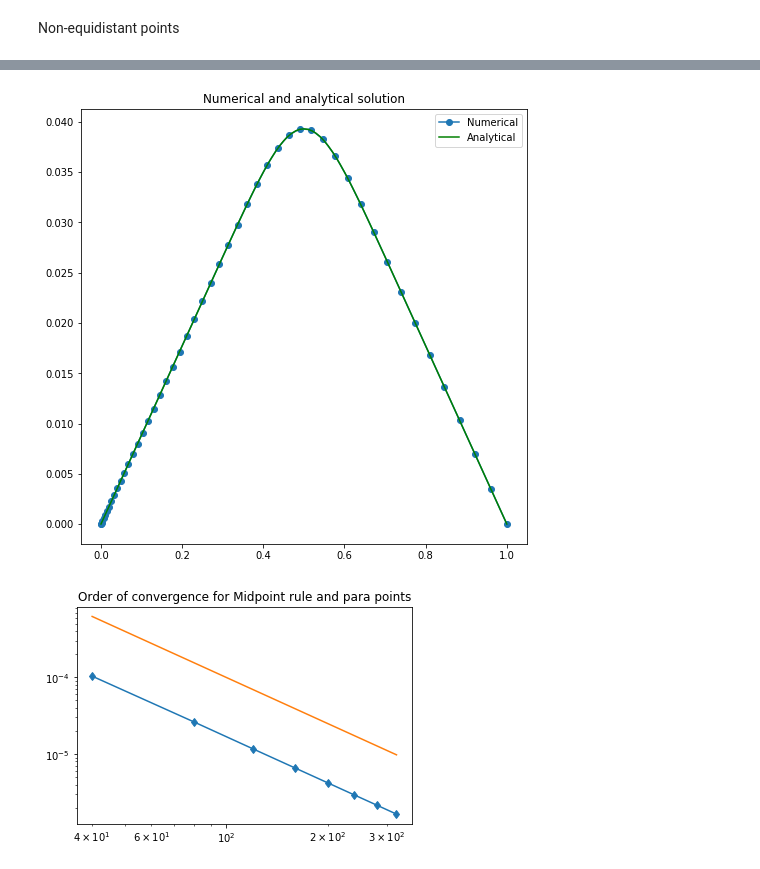
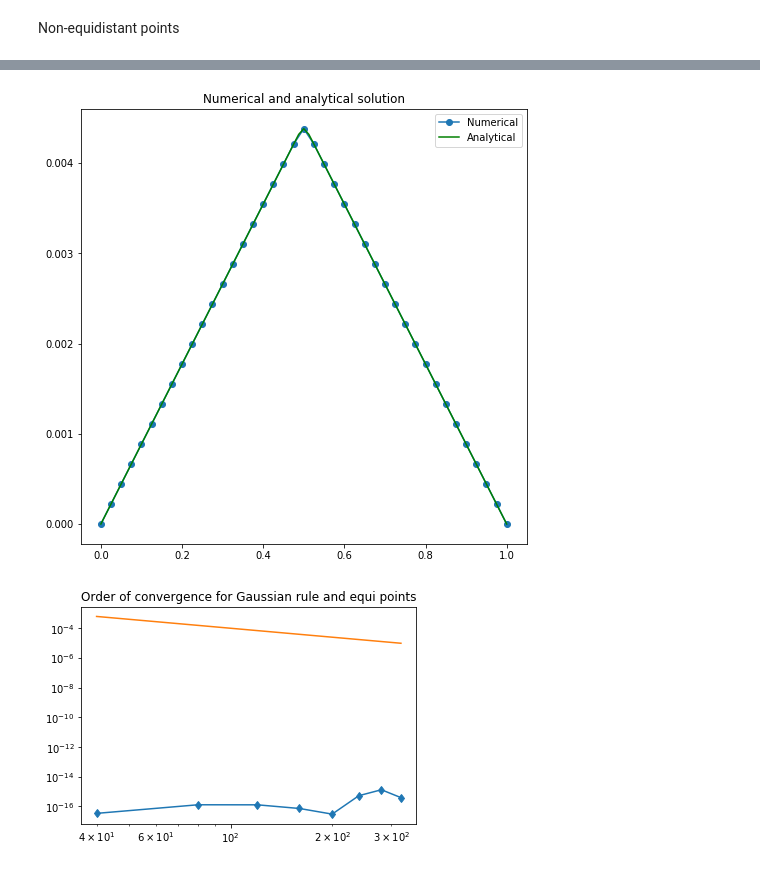
Before and after one commit to fdrmrc/HigherNumericalMathematicsPS, a Jupyter notebook: Sheet6/FEM_Poisson.ipynb, the cells around one changed output, grey strips where cells are left out. Cells and saved outputs as stored; diff of their text form; code cells hidden in the pictures.

Commit message:
fixed adaptive grid refinement

```diff
--- a/Sheet6/FEM_Poisson.ipynb
+++ b/Sheet6/FEM_Poisson.ipynb
@@ -56,11 +56,11 @@ def load_vector(M,rhs,x,quadrature):
         b=rhs(x[1:-1])
     return b
 
-#### Choose rhs
-rhs = rhs4
-####
+######### CHOOSE RHS #########
+rhs = rhs2
+###########################
 
-M = 100
+M = 50
 h = 1/M
 x = np.linspace(0,1,M+1)
 A = -np.diag(np.ones(M-2),-1) + 2*np.diag(np.ones(M-1)) - np.diag(np.ones(M-2),+1)
@@ -114,12 +110,25 @@ print(u_int - uex(x[1:-1],rhs))
 # %% [markdown]
 Non-equidistant points
 # %%
+def convergence_plot_noneq(mrange,quadrature,nodetype,rhs):
+    err = []
+    for M in mrange:
+        x = nodegen(M,nodetype)
+        u = Fem1dPoisson(M,x,rhs,quadr)
+        err.append(np.linalg.norm(u-uex(x,rhs),np.Inf) )
+    plt.figure()
+    plt.loglog(mrange,err,'-d',mrange,1/mrange**2)
+    plt.title('Order of convergence for ' +str(quadrature) + str(' rule and ') + str(nodetype)+ ' points')
+    plt.show()
+
+
+
 def nodegen(M,nodtype):
     if nodtype == 'para':
         x = np.zeros(M+1)
         for i in range(0,M+1):
             # parabolic distribution of nodes
-            x[i] =((i)/M)**2
+            x[i] =((i)/(M))**2
     elif nodtype == 'refine':
         M1 = np.int(np.floor((M)/4))
         M2 = np.int(np.floor((M)/2))
@@ -129,15 +138,14 @@ def nodegen(M,nodtype):
         x2 = np.linspace(0.45 + 1/M,0.55,M2)
         x3 = np.linspace(0.55 + 1/M,1,M3+1)
         x = np.concatenate((x1,x2,x3))
-        #print(x.shape)
     elif nodetype == 'equi':
         x = np.linspace(0,1,M+1)
     return x
 
 
 
-def stiffassembly(M,nodtype):
-    x = nodegen(M,nodtype) #x_0,...,x_M (M+1)
+def stiffassembly(M,x):
+    #x = nodegen(M,nodtype) #x_0,...,x_M (M+1)
     diag = np.zeros(M-1) #x_1,...,x_M-1 (M-1)
     subd = np.zeros(M-2)
     supr = np.zeros(M-2)
@@ -168,34 +176,28 @@ def load_vector_noneq(M,rhs,x,quadrature):
 
 
 
-def convergence_plot_noneq(mrange,quadrature,nodetype,rhs):
-    err = []
-    for M in mrange:
-        x = nodegen(M,nodetype)
-        h = 1/M
-        b = load_vector_noneq(M,rhs,x,quadrature)
-        A = stiffassembly(M,nodetype)
-        u_int = np.linalg.solve(A,b)
-        err.append(np.linalg.norm(u_int-uex(x[1:-1],rhs),np.Inf) )
-    plt.figure()
-    plt.loglog(mrange,err,'-d',mrange,1/mrange**2)
-    plt.title('Order of convergence for ' +str(quadrature) + str(' rule and ') + str(nodetype)+ ' points')
-    plt.show()
+def Fem1dPoisson(M,x,rhs,quadr):
+    A = stiffassembly(M,x)
+    b = load_vector_noneq(M,rhs,x,quadr)
+    u_int = np.linalg.solve(A,b)
+    U = np.zeros(M+1)
+    U[0] = 0
+    U[1:M] = u_int
+    U[M] = 0
 
-M = 50
-nodetype = 'para' #refine, para (parabolic), equi (equispaced)
+    return U
+
+
+######### COMPUTE THE SOLUTION
+
+M = 40
+nodetype = 'equi' #refine, para (parabolic), equi (equispaced)
+x= nodegen(M,nodetype)
+quadr = 'Gaussian'
+U = Fem1dPoisson(M,x,rhs,quadr)
+
+
 x = nodegen(M,nodetype)
-print(x,x.shape)
-A = stiffassembly(M,nodetype)
-
-quadr = 'Midpoint'
-b = load_vector_noneq(M,rhs,x,quadr)
-u_int = np.linalg.solve(A,b)
-U = np.zeros(M+1)
-U[0] = 0
-U[1:M] = u_int
-U[M] = 0
-
 plt.figure(figsize=(8,8))
 plt.plot(x,U,'-o',label='Numerical')
 xx = np.linspace(0,1,2*M+1) #to show anayltical solution
@@ -218,3 +212,3 @@ convergence_plot_noneq(mrange,quadr,nodetype,rhs)
-[figure, old version]
+[figure, new version]
-[figure, old version]
+[figure, new version]
 # %%
```
Also changed, not shown: parts of 7 cells of this notebook.
